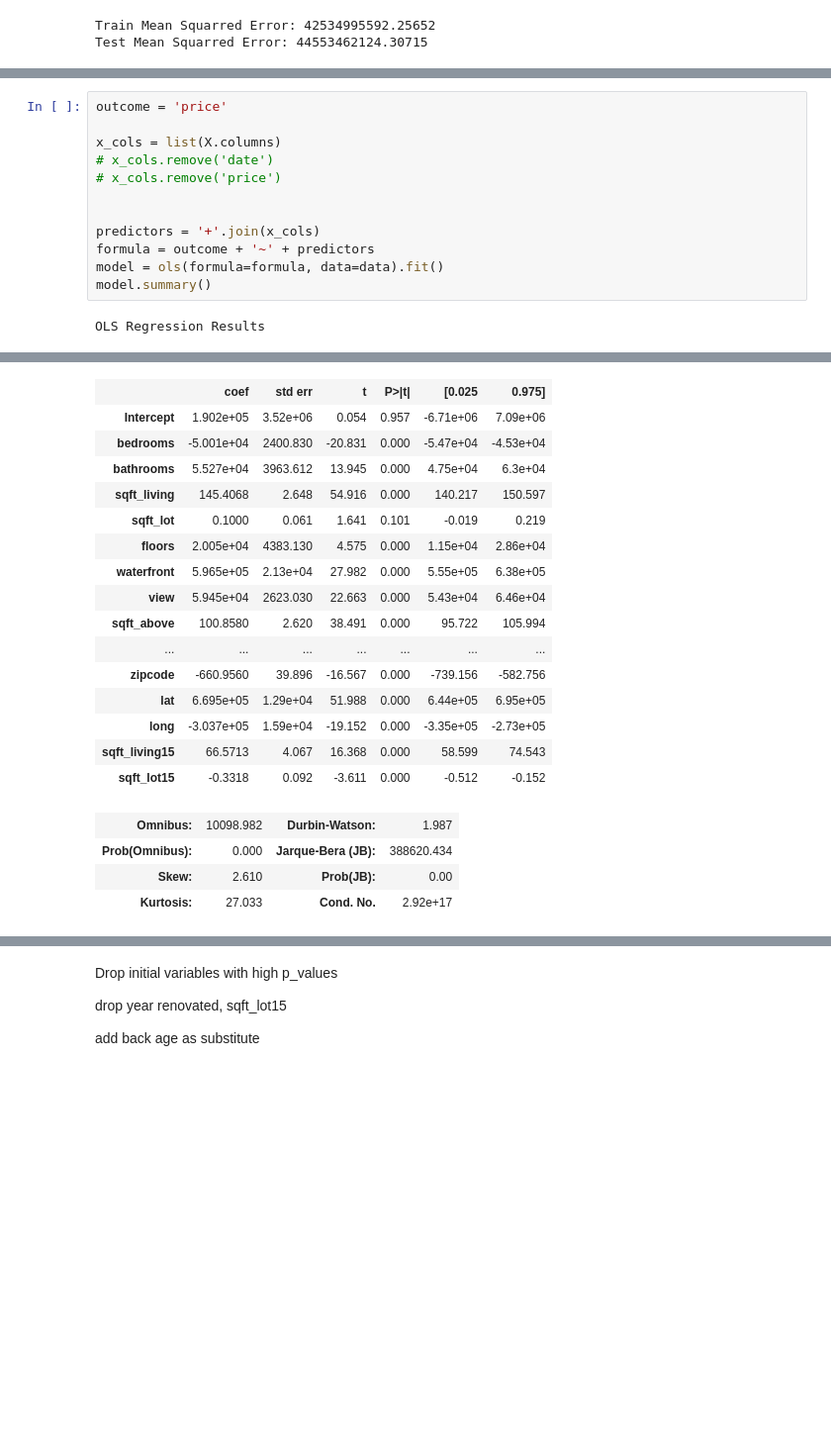
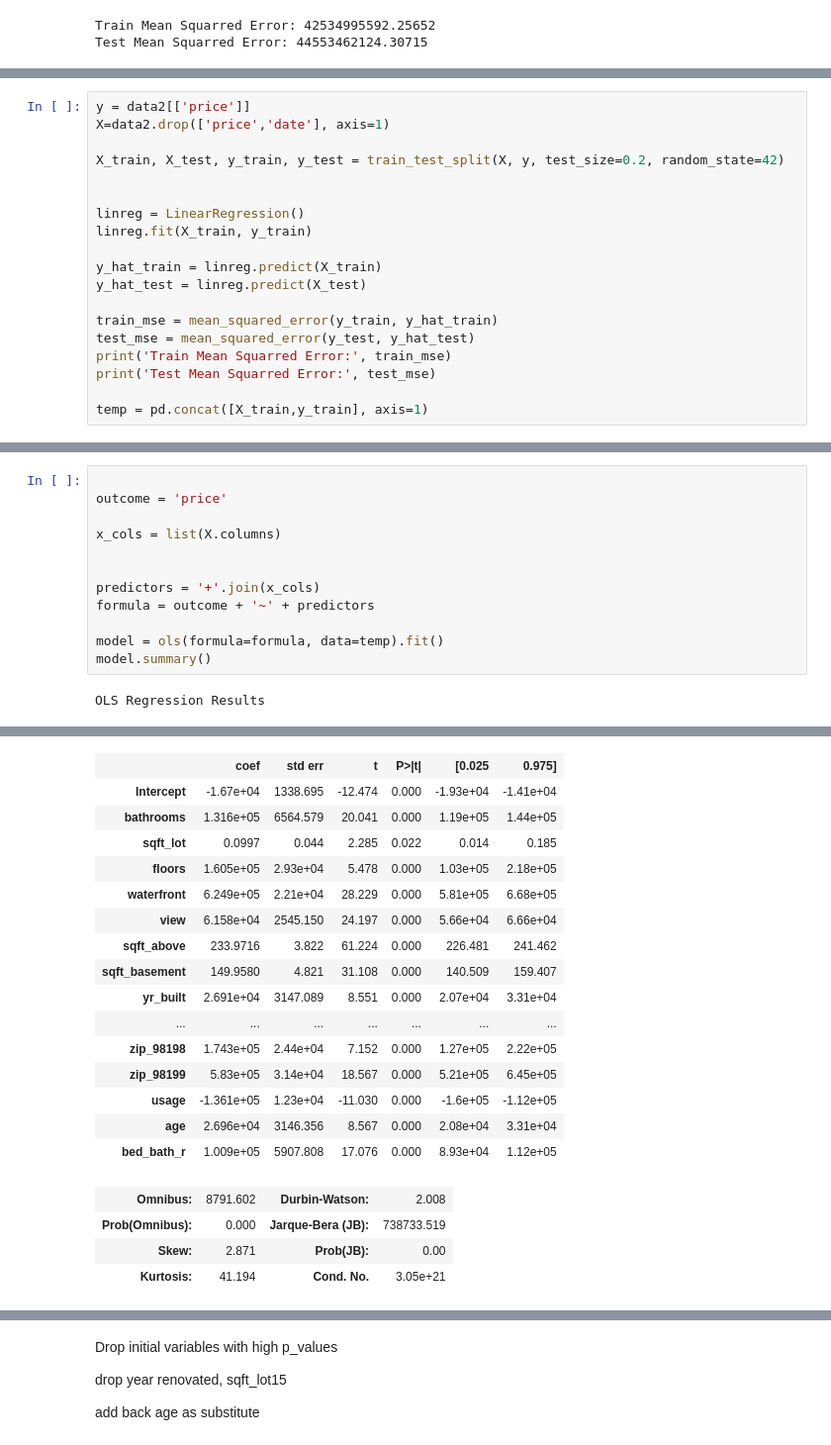
Before and after one commit to s-shader/Seattle-home-price-model, a Jupyter notebook: final1.ipynb, the cells around one changed output, grey strips where cells are left out. Shown at 99% size. Saved outputs shown, nothing was run; the diff lists cells and outputs as text; blank space fills up the shorter version.

```diff
--- a/final1.ipynb
+++ b/final1.ipynb
@@ -806,0 +808,19 @@ Test Mean Squarred Error: 44553462124.30715
+# %%
+y = data2[['price']]
+X=data2.drop(['price','date'], axis=1)
+
+X_train, X_test, y_train, y_test = train_test_split(X, y, test_size=0.2, random_state=42)
+
+
+linreg = LinearRegression()
+linreg.fit(X_train, y_train)
+
+y_hat_train = linreg.predict(X_train)
+y_hat_test = linreg.predict(X_test)
+
+train_mse = mean_squared_error(y_train, y_hat_train)
+test_mse = mean_squared_error(y_test, y_hat_test)
+print('Train Mean Squarred Error:', train_mse)
+print('Test Mean Squarred Error:', test_mse)
+
+temp = pd.concat([X_train,y_train], axis=1)
@@ -807,14 +830,14 @@ Test Mean Squarred Error: 44553462124.30715
 # %%
+
 outcome = 'price'
 
 x_cols = list(X.columns)
-# x_cols.remove('date')
-# x_cols.remove('price')
 
 
 predictors = '+'.join(x_cols)
 formula = outcome + '~' + predictors
-model = ols(formula=formula, data=data).fit()
+
+model = ols(formula=formula, data=temp).fit()
 model.summary()
 # %% [output]
 OLS Regression Results
@@ -829,23 +852,23 @@ OLS Regression Results
 | Covariance Type: | nonrobust |  |  |
 |  | coef | std err | t | P>|t| | [0.025 | 0.975] |
-| Intercept | 1.902e+05 | 3.52e+06 | 0.054 | 0.957 | -6.71e+06 | 7.09e+06 |
-| bedrooms | -5.001e+04 | 2400.830 | -20.831 | 0.000 | -5.47e+04 | -4.53e+04 |
-| bathrooms | 5.527e+04 | 3963.612 | 13.945 | 0.000 | 4.75e+04 | 6.3e+04 |
-| sqft_living | 145.4068 | 2.648 | 54.916 | 0.000 | 140.217 | 150.597 |
-| sqft_lot | 0.1000 | 0.061 | 1.641 | 0.101 | -0.019 | 0.219 |
-| floors | 2.005e+04 | 4383.130 | 4.575 | 0.000 | 1.15e+04 | 2.86e+04 |
-| waterfront | 5.965e+05 | 2.13e+04 | 27.982 | 0.000 | 5.55e+05 | 6.38e+05 |
-| view | 5.945e+04 | 2623.030 | 22.663 | 0.000 | 5.43e+04 | 6.46e+04 |
-| sqft_above | 100.8580 | 2.620 | 38.491 | 0.000 | 95.722 | 105.994 |
+| Intercept | -1.67e+04 | 1338.695 | -12.474 | 0.000 | -1.93e+04 | -1.41e+04 |
+| bathrooms | 1.316e+05 | 6564.579 | 20.041 | 0.000 | 1.19e+05 | 1.44e+05 |
+| sqft_lot | 0.0997 | 0.044 | 2.285 | 0.022 | 0.014 | 0.185 |
+| floors | 1.605e+05 | 2.93e+04 | 5.478 | 0.000 | 1.03e+05 | 2.18e+05 |
+| waterfront | 6.249e+05 | 2.21e+04 | 28.229 | 0.000 | 5.81e+05 | 6.68e+05 |
+| view | 6.158e+04 | 2545.150 | 24.197 | 0.000 | 5.66e+04 | 6.66e+04 |
+| sqft_above | 233.9716 | 3.822 | 61.224 | 0.000 | 226.481 | 241.462 |
+| sqft_basement | 149.9580 | 4.821 | 31.108 | 0.000 | 140.509 | 159.407 |
+| yr_built | 2.691e+04 | 3147.089 | 8.551 | 0.000 | 2.07e+04 | 3.31e+04 |
 | ... | ... | ... | ... | ... | ... | ... |
-| zipcode | -660.9560 | 39.896 | -16.567 | 0.000 | -739.156 | -582.756 |
-| lat | 6.695e+05 | 1.29e+04 | 51.988 | 0.000 | 6.44e+05 | 6.95e+05 |
-| long | -3.037e+05 | 1.59e+04 | -19.152 | 0.000 | -3.35e+05 | -2.73e+05 |
-| sqft_living15 | 66.5713 | 4.067 | 16.368 | 0.000 | 58.599 | 74.543 |
-| sqft_lot15 | -0.3318 | 0.092 | -3.611 | 0.000 | -0.512 | -0.152 |
+| zip_98198 | 1.743e+05 | 2.44e+04 | 7.152 | 0.000 | 1.27e+05 | 2.22e+05 |
+| zip_98199 | 5.83e+05 | 3.14e+04 | 18.567 | 0.000 | 5.21e+05 | 6.45e+05 |
+| usage | -1.361e+05 | 1.23e+04 | -11.030 | 0.000 | -1.6e+05 | -1.12e+05 |
+| age | 2.696e+04 | 3146.356 | 8.567 | 0.000 | 2.08e+04 | 3.31e+04 |
+| bed_bath_r | 1.009e+05 | 5907.808 | 17.076 | 0.000 | 8.93e+04 | 1.12e+05 |
-| Omnibus: | 10098.982 | Durbin-Watson: | 1.987 |
-| Prob(Omnibus): | 0.000 | Jarque-Bera (JB): | 388620.434 |
-| Skew: | 2.610 | Prob(JB): | 0.00 |
-| Kurtosis: | 27.033 | Cond. No. | 2.92e+17 |
+| Omnibus: | 8791.602 | Durbin-Watson: | 2.008 |
+| Prob(Omnibus): | 0.000 | Jarque-Bera (JB): | 738733.519 |
+| Skew: | 2.871 | Prob(JB): | 0.00 |
+| Kurtosis: | 41.194 | Cond. No. | 3.05e+21 |
 Warnings:
 [1] Standard Errors assume that the covariance matrix of the errors is correctly specified.
```
Also changed, not shown: parts of 47 cells of this notebook, 1 other file.
